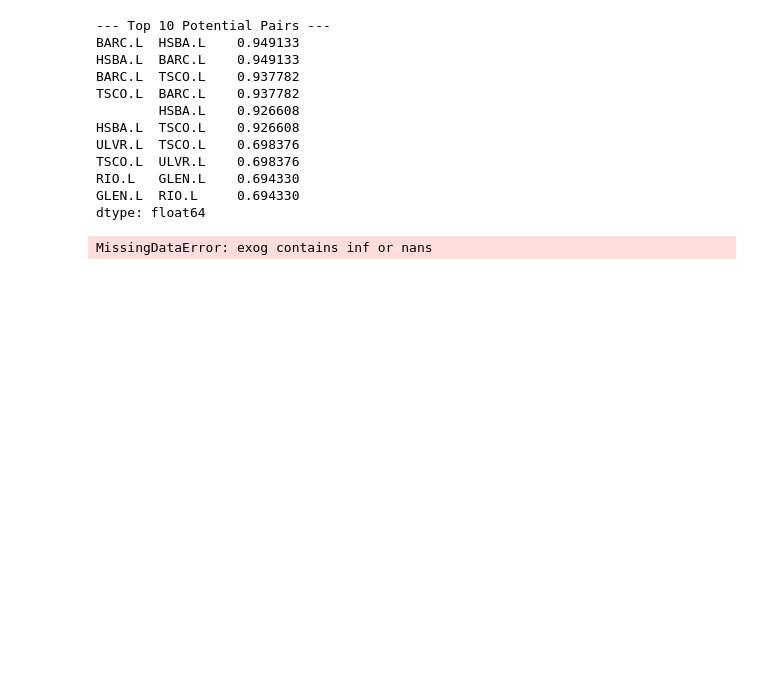
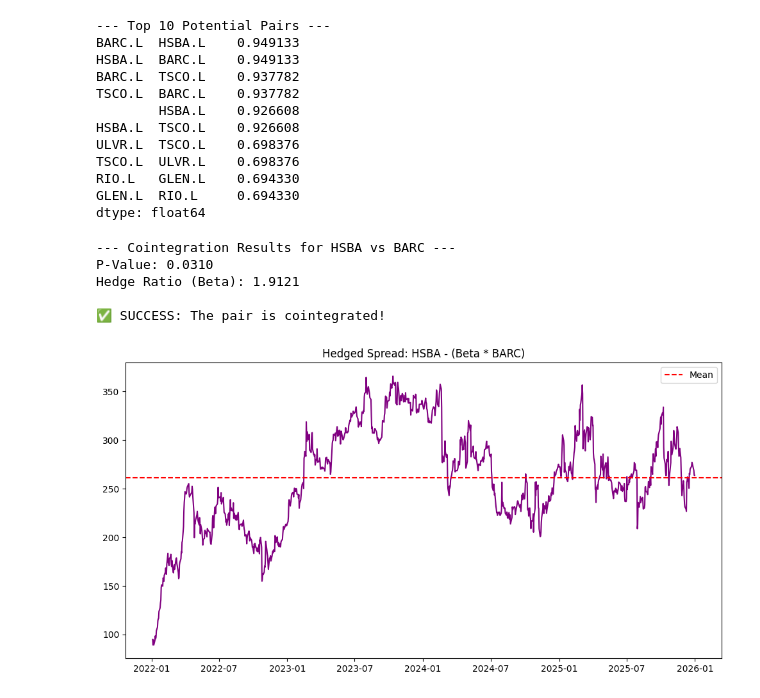
Before and after one commit to Vish27010/Statistical-Arbitrage-FTSE100, a Jupyter notebook: notebooks/01_pair_exploration.ipynb, the cells around one changed output. Drawn from its saved outputs; the diff is of its cells as text; code cells hidden in the pictures; blank space fills up the shorter version.

Commit message:
fix: resolve MissingDataError in cointegration test by aligning and cleaning pair series

```diff
--- a/notebooks/01_pair_exploration.ipynb
+++ b/notebooks/01_pair_exploration.ipynb
@@ -42,40 +42,48 @@ RIO.L   GLEN.L    0.694330
 GLEN.L  RIO.L     0.694330
 dtype: float64
 # %%
-from statsmodels.tsa.stattools import coint, adfuller
+from statsmodels.tsa.stattools import coint
 import statsmodels.api as sm
+import matplotlib.pyplot as plt
 
-# 1. Define our pair
-stock_y = df['HSBA.L']
-stock_x = df['BARC.L']
+# 1. Select the pair and drop any missing values specifically for these two
+# This ensures both series have exactly the same length and no NaNs
+pair_data = df[['HSBA.L', 'BARC.L']].dropna()
+
+stock_y = pair_data['HSBA.L']
+stock_x = pair_data['BARC.L']
 
 # 2. Calculate Cointegration p-value
-# Null Hypothesis: No cointegration. Low p-value (< 0.05) means REJECT null = Cointegrated!
+# Now that data is clean, coint() will work
 score, pvalue, _ = coint(stock_y, stock_x)
 
 # 3. Calculate the Hedge Ratio (Beta) using Linear Regression
-X = sm.add_constant(stock_x) # Adds an intercept (alpha)
+X = sm.add_constant(stock_x)
 model = sm.OLS(stock_y, X).fit()
 beta = model.params[1]
 
-# 4. Generate the Spread
+# 4. Generate and Plot the Spread
 spread = stock_y - (beta * stock_x)
 
 print(f"--- Cointegration Results for HSBA vs BARC ---")
 print(f"P-Value: {pvalue:.4f}")
 print(f"Hedge Ratio (Beta): {beta:.4f}")
 
 if pvalue < 0.05:
-    print("\n✅ SUCCESS: The pair is cointegrated! (p < 0.05)")
+    print("\n✅ SUCCESS: The pair is cointegrated!")
 else:
-    print("\n❌ FAIL: High p-value. This pair might just be 'correlated' but not 'cointegrated'.")
+    print("\n❌ FAIL: High p-value. The relationship isn't stable enough for this strategy.")
 
-# 5. Visualize the Spread
 plt.figure(figsize=(12, 6))
-plt.plot(spread)
-plt.axhline(spread.mean(), color='red', linestyle='--')
+plt.plot(spread, color='purple')
+plt.axhline(spread.mean(), color='red', linestyle='--', label='Mean')
 plt.title('Hedged Spread: HSBA - (Beta * BARC)')
-plt.ylabel('Spread Value')
+plt.legend()
 plt.show()
 # %% [output]
-MissingDataError: exog contains inf or nans
+--- Cointegration Results for HSBA vs BARC ---
+P-Value: 0.0310
+Hedge Ratio (Beta): 1.9121
+
+✅ SUCCESS: The pair is cointegrated!
+[figure, added]
```
